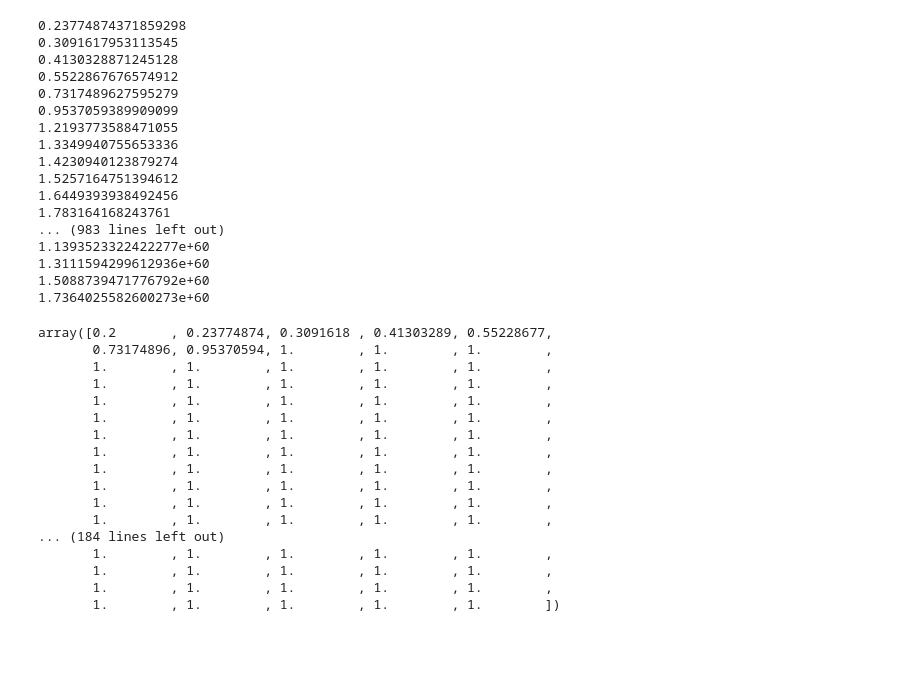
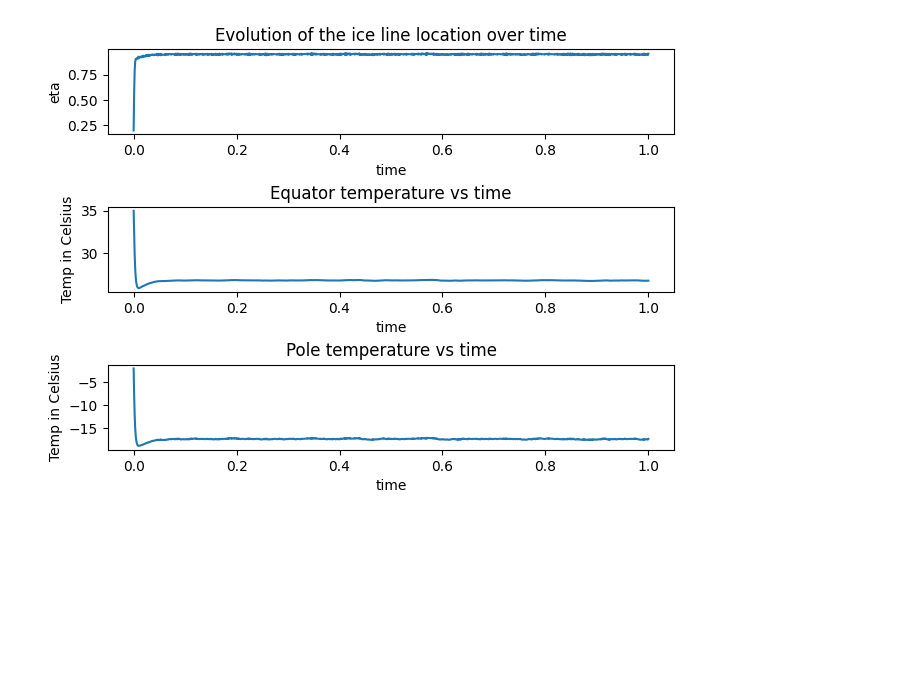
Before and after one commit to benjabenn/MCRN_Tipping_Points, a Jupyter notebook: Global_Model/Tipping_Points_Global_Model.ipynb, the cells around one changed output. Saved outputs shown, nothing was run; the diff lists cells and outputs as text; code cells hidden in the pictures; blank space fills up the shorter version.

Commit message:
Ice line bug acknowledged, working on fix

````diff
--- a/Global_Model/Tipping_Points_Global_Model.ipynb
+++ b/Global_Model/Tipping_Points_Global_Model.ipynb
@@ -12,7 +12,7 @@ C = 3.04 # Constant traditionally chosen so that one of the equilibria fits the
 critical_temperature = -10 # Celsius value at which liquid water will freeze
 R = 12.6 # Heat capacity of the surface of the planet
 M = 25 # Steepness of the albedo function near the ice line
-epsilon = 0.001 # Constant to control rate of ice line movement
+epsilon = 0.01 # Constant to control rate of ice line movement
 
 # approximation of both the Stephan-Boltzman's law of black body radiation and the greenhouse gas effect on the atmosphere (A + BT)
 A = 202
@@ -26,9 +26,9 @@ initial_temperature_profile = np.linspace(initial_temperature_equator, initial_t
 
 num_of_time_steps = 1000
 time_beginning = 0
-time_end = 10
+time_end = 1
 delta_time = (time_end - time_beginning) / num_of_time_steps
-time_range = np.linspace(time_beginning, time_end, num_of_latitude_steps)
+time_range = np.linspace(time_beginning, time_end, num_of_time_steps)
 
 initial_eta = 0.2 # eta at 0 is snowball, eta at 1 is no ice
 
@@ -66,7 +66,6 @@ def ice_line_equation(eta, critical_temperature, epsilon, current_time_step, tem
 
 for i in range(1, num_of_time_steps):
     new_eta = eta_matrix[i - 1] + ice_line_equation(eta_matrix[i - 1], critical_temperature, epsilon, i, temperatures_matrix)
-    print(new_eta)
     # New etas are bounded between 0 and 1
     if new_eta < 0:
         eta_matrix[i] = 0
@@ -75,43 +74,26 @@ for i in range(1, num_of_time_steps):
     else:
         eta_matrix[i] = new_eta
     temperatures_matrix[:, i] = temperatures_matrix[:, i - 1] + diff_equ_budyko(eta_matrix[i], latitude_range, temperatures_matrix[:, i - 1], Q, ocean_albedo, ice_albedo, C, R, M, i, temperatures_matrix)
-
-eta_matrix
-# %% [output]
-0.23774874371859298
-0.3091617953113545
-0.4130328871245128
-0.5522867676574912
-0.7317489627595279
-0.9537059389909099
-1.2193773588471055
-1.3349940755653336
-1.4230940123879274
-1.5257164751394612
-1.6449393938492456
-1.783164168243761
-... (983 lines left out)
-1.1393523322422277e+60
-1.3111594299612936e+60
-1.5088739471776792e+60
-1.7364025582600273e+60
-array([0.2       , 0.23774874, 0.3091618 , 0.41303289, 0.55228677,
-       0.73174896, 0.95370594, 1.        , 1.        , 1.        ,
-       1.        , 1.        , 1.        , 1.        , 1.        ,
-       1.        , 1.        , 1.        , 1.        , 1.        ,
-       1.        , 1.        , 1.        , 1.        , 1.        ,
-       1.        , 1.        , 1.        , 1.        , 1.        ,
-       1.        , 1.        , 1.        , 1.        , 1.        ,
-       1.        , 1.        , 1.        , 1.        , 1.        ,
-       1.        , 1.        , 1.        , 1.        , 1.        ,
-       1.        , 1.        , 1.        , 1.        , 1.        ,
-       1.        , 1.        , 1.        , 1.        , 1.        ,
-       1.        , 1.        , 1.        , 1.        , 1.        ,
-... (184 lines left out)
-       1.        , 1.        , 1.        , 1.        , 1.        ,
-       1.        , 1.        , 1.        , 1.        , 1.        ,
-       1.        , 1.        , 1.        , 1.        , 1.        ,
-       1.        , 1.        , 1.        , 1.        , 1.        ])
+# %%
+import matplotlib.pyplot as plt
+
+fig, axs = plt.subplots(3)
+axs[0].plot(time_range, eta_matrix)
+axs[0].set(xlabel="time", ylabel="eta", title="Evolution of the ice line location over time")
+
+axs[1].plot(time_range, temperatures_matrix[0, :])
+axs[1].set(xlabel="time", ylabel="Temp in Celsius", title="Equator temperature vs time")
+
+axs[2].plot(time_range, temperatures_matrix[num_of_latitude_steps - 1, :])
+axs[2].set(xlabel="time", ylabel="Temp in Celsius", title="Pole temperature vs time")
+
+fig.tight_layout(pad=0.5)
+
+plt.show()
+# Results seemed to be inverted (i.e. the world getting colder as the ice line retreats)
+# There may be a problem with ice line calculations, will be addressed in the next commit
+# %% [output]
+[figure, added]
 # %% [markdown]
 ```{bibliography}
 ```
````
